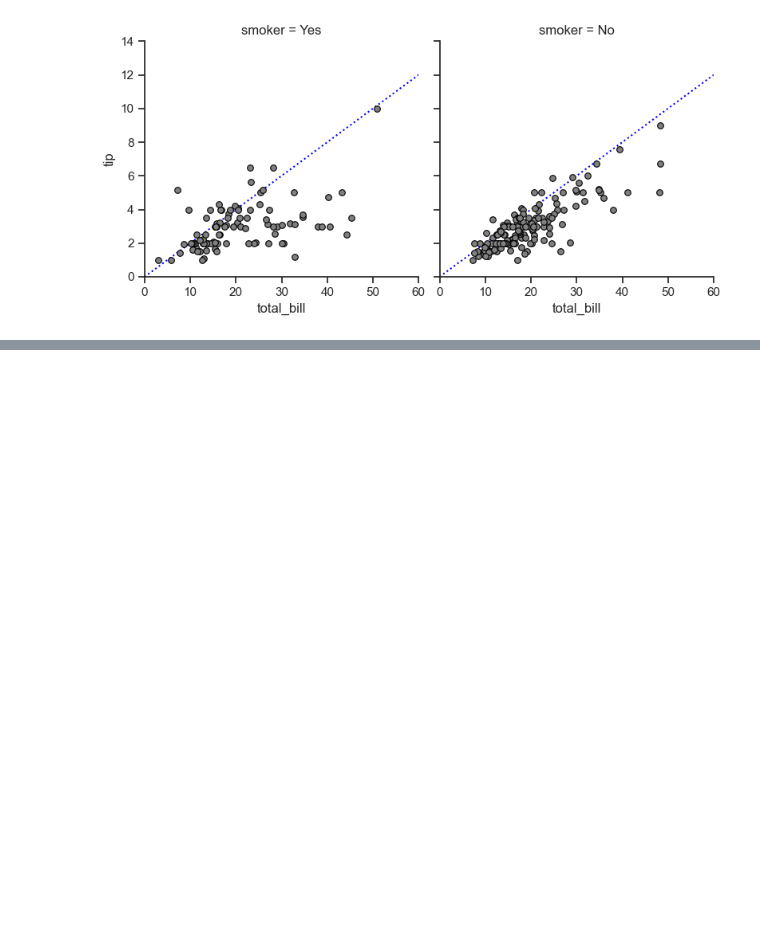
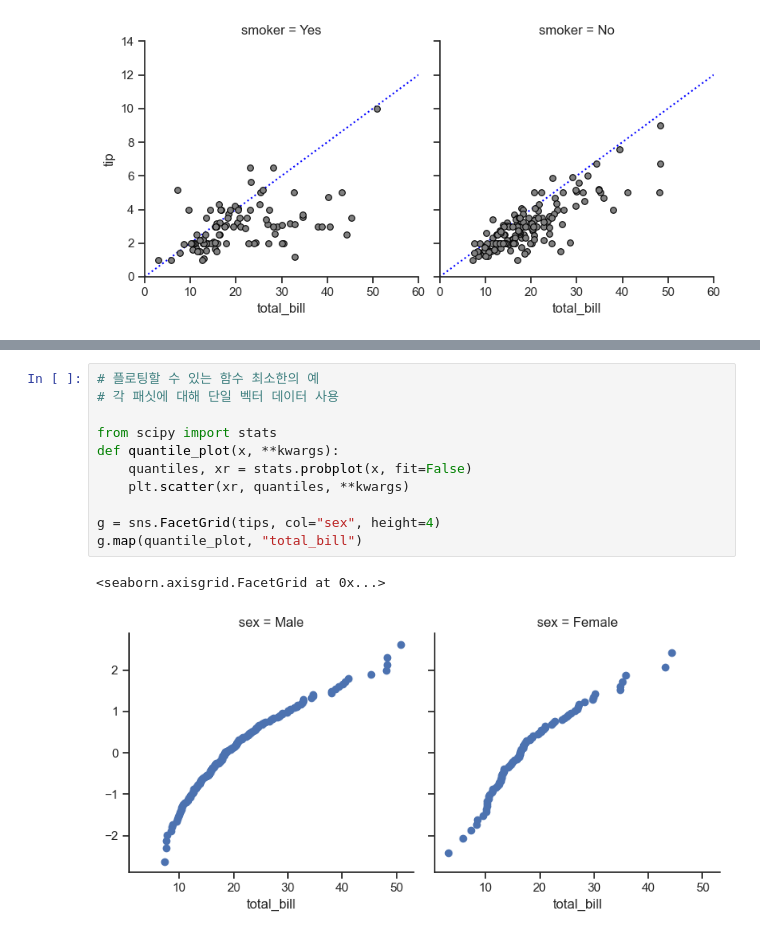
Before and after one commit to jhwn533/Pallet-Town, a Jupyter notebook: Seaborn_Tutorial/Building structured multi-plot grids.ipynb, the cells around one changed output, grey strips where cells are left out. Saved outputs shown, nothing was run; the diff lists cells and outputs as text; blank space fills up the shorter version.

Commit message:
Add code Building structured multi-plot grids.ipynb

```diff
--- a/Seaborn_Tutorial/Building structured multi-plot grids.ipynb
+++ b/Seaborn_Tutorial/Building structured multi-plot grids.ipynb
@@ -132,0 +143,14 @@ g.set(xlim=(0, 60), ylim=(0, 14))
+# %%
+# 플로팅할 수 있는 함수 최소한의 예
+# 각 패싯에 대해 단일 벡터 데이터 사용
+
+from scipy import stats
+def quantile_plot(x, **kwargs):
+    quantiles, xr = stats.probplot(x, fit=False)
+    plt.scatter(xr, quantiles, **kwargs)
+
+g = sns.FacetGrid(tips, col="sex", height=4)
+g.map(quantile_plot, "total_bill")
+# %% [output]
+<seaborn.axisgrid.FacetGrid at 0x...>
+[figure, added]
```
Also changed, not shown: parts of 5 cells of this notebook.
